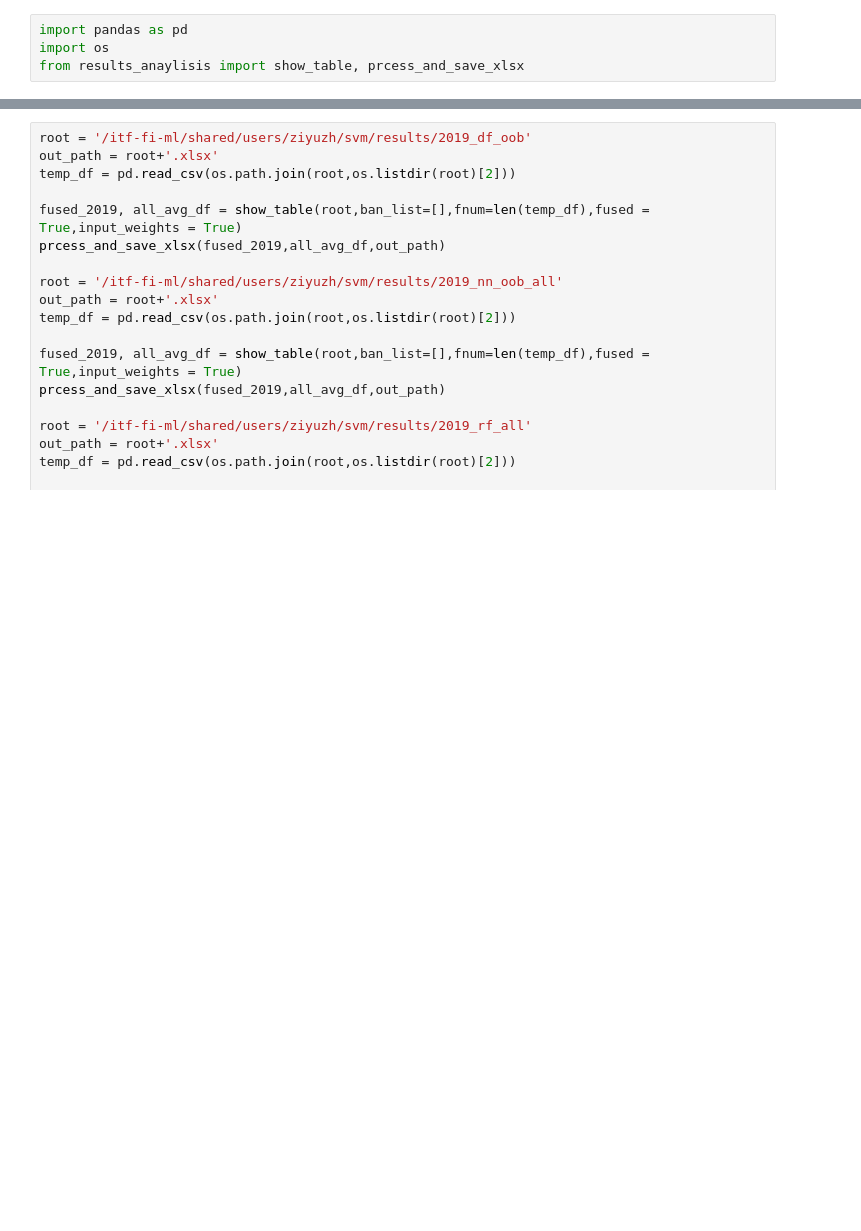
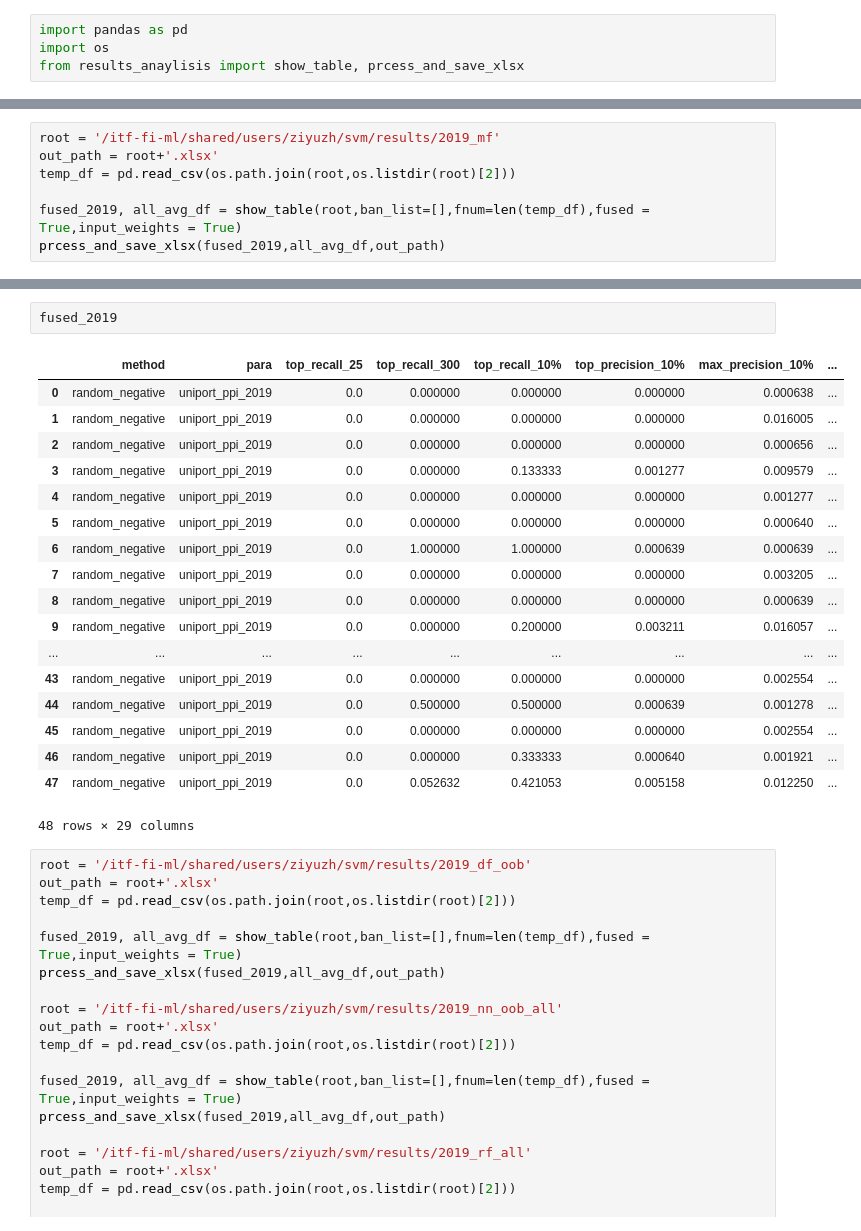
Before and after one commit to ZiyuZhang1/svm, a Jupyter notebook: src/overall_summarize.ipynb, the cells around one changed output, grey strips where cells are left out. Drawn from its saved outputs; the diff is of its cells as text; blank space fills up the shorter version.

```diff
--- a/src/overall_summarize.ipynb
+++ b/src/overall_summarize.ipynb
@@ -8,0 +31,7 @@ from results_anaylisis import show_table, prcess_and_save_xlsx
+# %%
+root = '/itf-fi-ml/shared/users/ziyuzh/svm/results/2019_mf'
+out_path = root+'.xlsx'
+temp_df = pd.read_csv(os.path.join(root,os.listdir(root)[2]))
+
+fused_2019, all_avg_df = show_table(root,ban_list=[],fnum=len(temp_df),fused = True,input_weights = True)
+prcess_and_save_xlsx(fused_2019,all_avg_df,out_path)
@@ -9,3 +42,24 @@ from results_anaylisis import show_table, prcess_and_save_xlsx
+# %%
+fused_2019
+# %% [output]
+|  | method | para | top_recall_25 | top_recall_300 | top_recall_10% | top_precision_10% | max_precision_10% | ... |
+| 0 | random_negative | uniport_ppi_2019 | 0.0 | 0.000000 | 0.000000 | 0.000000 | 0.000638 | ... |
+| 1 | random_negative | uniport_ppi_2019 | 0.0 | 0.000000 | 0.000000 | 0.000000 | 0.016005 | ... |
+| 2 | random_negative | uniport_ppi_2019 | 0.0 | 0.000000 | 0.000000 | 0.000000 | 0.000656 | ... |
+| 3 | random_negative | uniport_ppi_2019 | 0.0 | 0.000000 | 0.133333 | 0.001277 | 0.009579 | ... |
+| 4 | random_negative | uniport_ppi_2019 | 0.0 | 0.000000 | 0.000000 | 0.000000 | 0.001277 | ... |
+| 5 | random_negative | uniport_ppi_2019 | 0.0 | 0.000000 | 0.000000 | 0.000000 | 0.000640 | ... |
+| 6 | random_negative | uniport_ppi_2019 | 0.0 | 1.000000 | 1.000000 | 0.000639 | 0.000639 | ... |
+| 7 | random_negative | uniport_ppi_2019 | 0.0 | 0.000000 | 0.000000 | 0.000000 | 0.003205 | ... |
+| 8 | random_negative | uniport_ppi_2019 | 0.0 | 0.000000 | 0.000000 | 0.000000 | 0.000639 | ... |
+| 9 | random_negative | uniport_ppi_2019 | 0.0 | 0.000000 | 0.200000 | 0.003211 | 0.016057 | ... |
+| ... | ... | ... | ... | ... | ... | ... | ... | ... |
+| 43 | random_negative | uniport_ppi_2019 | 0.0 | 0.000000 | 0.000000 | 0.000000 | 0.002554 | ... |
+| 44 | random_negative | uniport_ppi_2019 | 0.0 | 0.500000 | 0.500000 | 0.000639 | 0.001278 | ... |
+| 45 | random_negative | uniport_ppi_2019 | 0.0 | 0.000000 | 0.000000 | 0.000000 | 0.002554 | ... |
+| 46 | random_negative | uniport_ppi_2019 | 0.0 | 0.000000 | 0.333333 | 0.000640 | 0.001921 | ... |
+| 47 | random_negative | uniport_ppi_2019 | 0.0 | 0.052632 | 0.421053 | 0.005158 | 0.012250 | ... |
+48 rows × 29 columns
 # %%
 root = '/itf-fi-ml/shared/users/ziyuzh/svm/results/2019_df_oob'
 out_path = root+'.xlsx'
```
Also changed, not shown: parts of 3 cells of this notebook, 10 other files.
